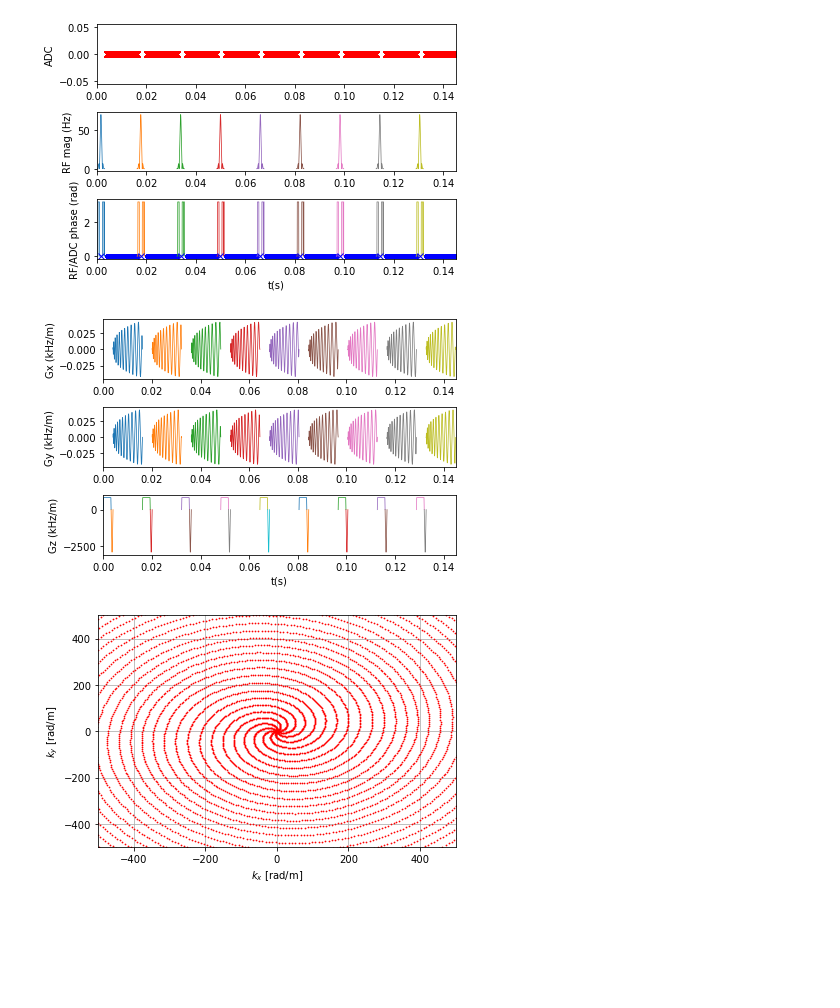
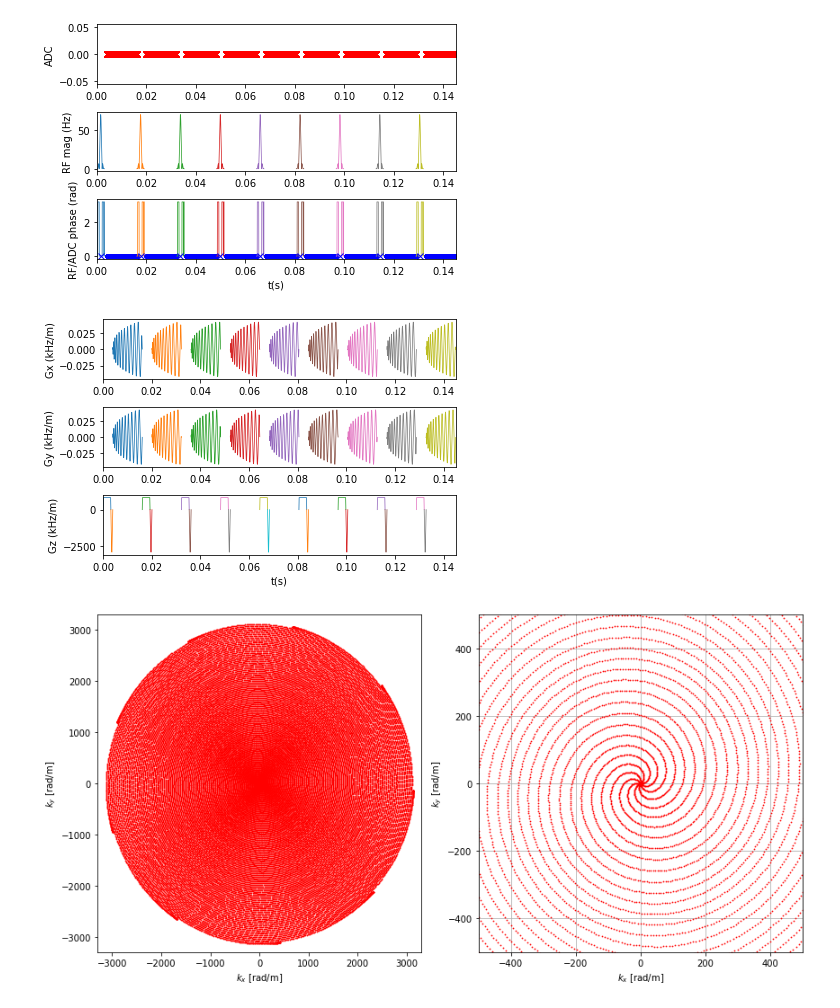
Before and after one commit to mrphysics-bonn/spiral-pypulseq-example, a Jupyter notebook: spiral_example.ipynb, the cells around one changed output. Saved outputs shown, nothing was run; the diff lists cells and outputs as text; code cells hidden in the pictures; blank space fills up the shorter version.

Commit message:
add figure

```diff
--- a/spiral_example.ipynb
+++ b/spiral_example.ipynb
@@ -107,7 +107,7 @@ def create_hdr(prot, params):
 # Define and write Sequence
 #############################
 
-# Filename fo sequence and protocol
+# Filename fo sequence and metadata
 filename = "spiral_example"
 
 # make rf pulse, slice selection gradient & rewinder
@@ -140,11 +140,11 @@ readout_duration = len(spiral_x)*system.grad_raster_time # length of readout [s]
 num_samples      = int(readout_duration/dwelltime)       # ADC samples
 adc = make_adc(system=system, num_samples=num_samples, dwell=dwelltime)
 
-# Remove existing protocol file if necessary
+# Remove existing metadata file if necessary
 if os.path.exists(filename+'.h5'):
     os.remove(filename+'.h5')
 
-# Create ISMRMRD protocol file
+# Create ISMRMRD metadata file
 prot = ismrmrd.Dataset(filename+'.h5')
 
 # Create ISMRMRD header
@@ -172,12 +172,13 @@ for k in range(nitlv):
     seq.add_block(gz_rew)
     seq.add_block(spiral_x_grad, spiral_y_grad, adc)
 
-    # add acquisitions to protocol
+    # add acquisitions to metadata
     acq = ismrmrd.Acquisition()
     if (k == nitlv - 1):
         acq.setFlag(ismrmrd.ACQ_LAST_IN_SLICE)
     acq.idx.kspace_encode_step_1 = k
     acq.idx.slice = 0
+    acq.sample_time_us = int(dwelltime*1e6) # MRD viewer needs this
     acq.resize(trajectory_dimensions = 2, number_of_samples=len(spiral_x_), active_channels=32)
     acq.traj[:] = np.stack([spiral_x_,spiral_y_]).T # save gradients for GIRF trajectory prediction
     prot.append_acquisition(acq)
@@ -190,23 +189,29 @@ ResourceWarning: Enable tracemalloc to get the object allocation traceback
 # %%
 # plot sequence
 import matplotlib.pyplot as plt
 %matplotlib inline
 
 # plot sequence diagram with pypulseq's plot command
 seq.plot(time_disp = 's')
 
 # calculate kspace
 ktraj_adc, ktraj, t_excitation, t_refocusing, t_adc = seq.calculate_kspace()
 
 # plot trajectory and zoom in
-plt.plot(ktraj_adc[0, :]*1e-3*system.gamma*2*np.pi, ktraj_adc[1, :]*1e-3*system.gamma*2*np.pi, 'r.', markersize=1.5)
-plt.xlabel('$k_x$ [rad/m]')
-plt.ylabel('$k_y$ [rad/m]')
-plt.xlim(-500,500)
-plt.ylim(-500,500)
+f, (ax1, ax2) = plt.subplots(1, 2, figsize=[12,6])
+ax1.plot(ktraj_adc[0, :]*1e-3*system.gamma*2*np.pi, ktraj_adc[1, :]*1e-3*system.gamma*2*np.pi, 'r.', markersize=1.5)
+ax1.set_xlabel('$k_x$ [rad/m]')
+ax1.set_ylabel('$k_y$ [rad/m]')
+ax1.set_xlim(-3300,3300)
+ax1.set_ylim(-3300,3300)
+ax2.plot(ktraj_adc[0, :]*1e-3*system.gamma*2*np.pi, ktraj_adc[1, :]*1e-3*system.gamma*2*np.pi, 'r.', markersize=1.5)
+ax2.set_xlabel('$k_x$ [rad/m]')
+ax2.set_ylabel('$k_y$ [rad/m]')
+ax2.set_xlim(-500,500)
+ax2.set_ylim(-500,500)
 plt.grid()
 plt.tight_layout()
 # %% [output]
-[figure, old version]
+[figure, new version]
-[figure, old version]
+[figure, new version]
-[figure, old version]
+[figure, new version]
```
Also changed, not shown: parts of 3 cells of this notebook, 2 other files.
